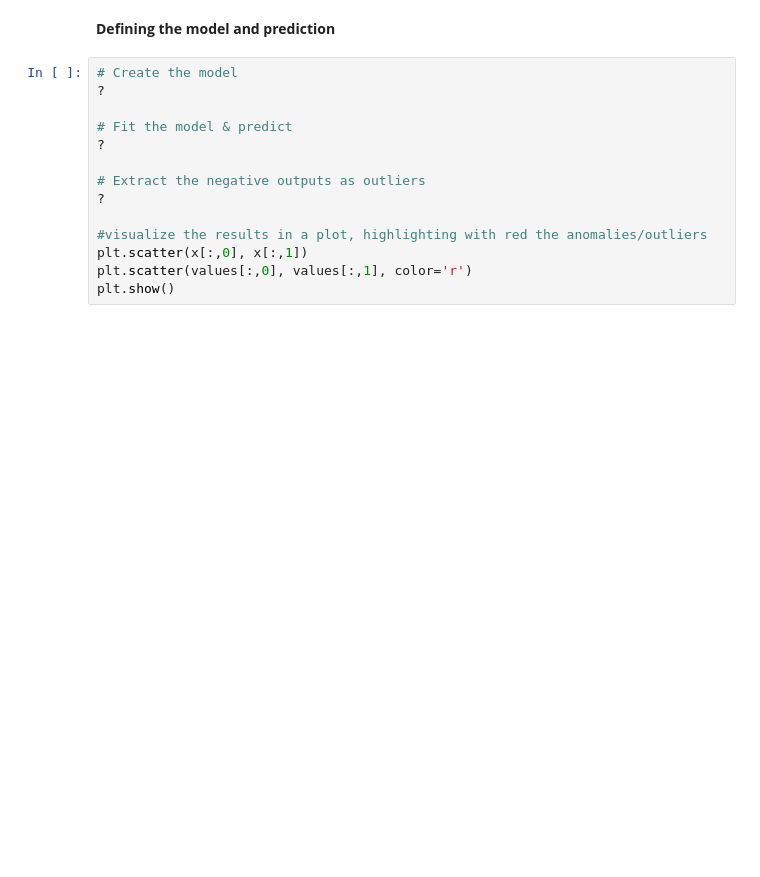
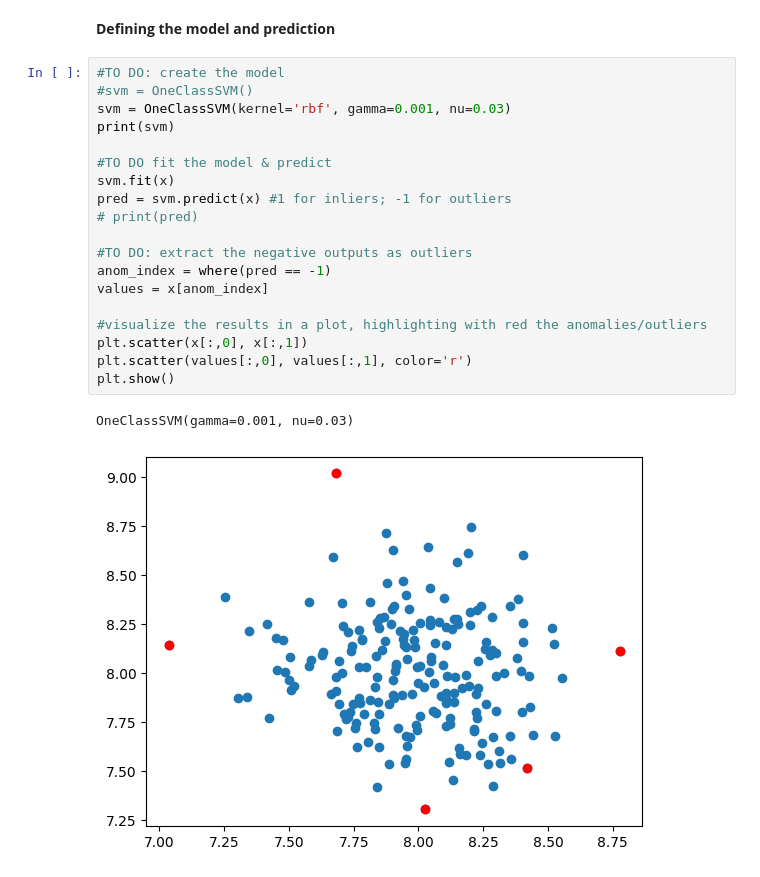
Before and after one commit to CristianCosci/Machine_Learning_Laboratories_Lectures, a Jupyter notebook: 05_Anomaly_Detection/CNN_Autoencoder_image_anomaly_detection.ipynb, the cells around one changed output. Cells and saved outputs as stored; diff of their text form; blank space fills up the shorter version.

```diff
--- a/05_Anomaly_Detection/CNN_Autoencoder_image_anomaly_detection.ipynb
+++ b/05_Anomaly_Detection/CNN_Autoencoder_image_anomaly_detection.ipynb
@@ -320,19 +496,27 @@ plt.show()
 # %% [markdown]
 **Defining the model and prediction**
 # %%
-# Create the model
-?
+#TO DO: create the model
+#svm = OneClassSVM()
+svm = OneClassSVM(kernel='rbf', gamma=0.001, nu=0.03)
+print(svm)
 
-# Fit the model & predict
-?
+#TO DO fit the model & predict
+svm.fit(x)
+pred = svm.predict(x) #1 for inliers; -1 for outliers
+# print(pred)
 
-# Extract the negative outputs as outliers
-?
+#TO DO: extract the negative outputs as outliers
+anom_index = where(pred == -1)
+values = x[anom_index]
 
 #visualize the results in a plot, highlighting with red the anomalies/outliers
 plt.scatter(x[:,0], x[:,1])
 plt.scatter(values[:,0], values[:,1], color='r')
 plt.show()
+# %% [output]
+OneClassSVM(gamma=0.001, nu=0.03)
+[figure, added]
 # %%
 # anomaly detection with scores
 # We can find anomalies by using their scores.
```
Also changed, not shown: parts of 21 cells of this notebook, 3 other files.
